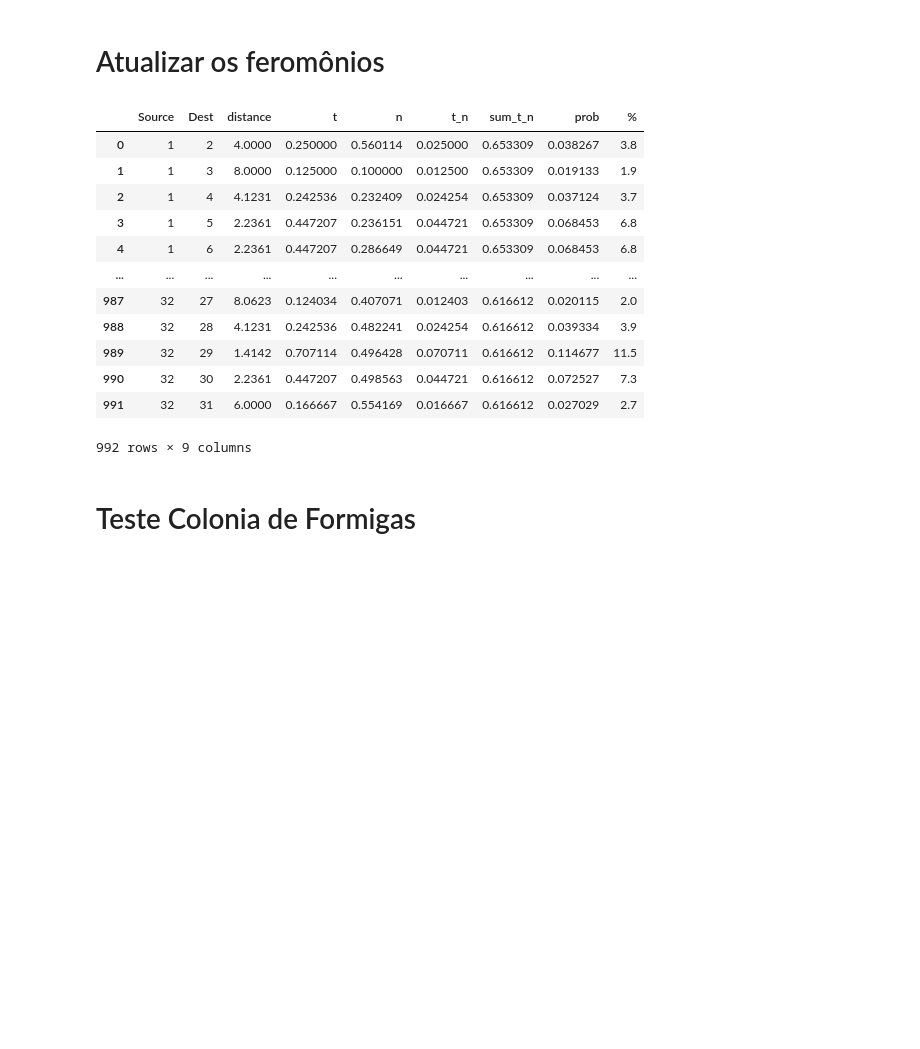
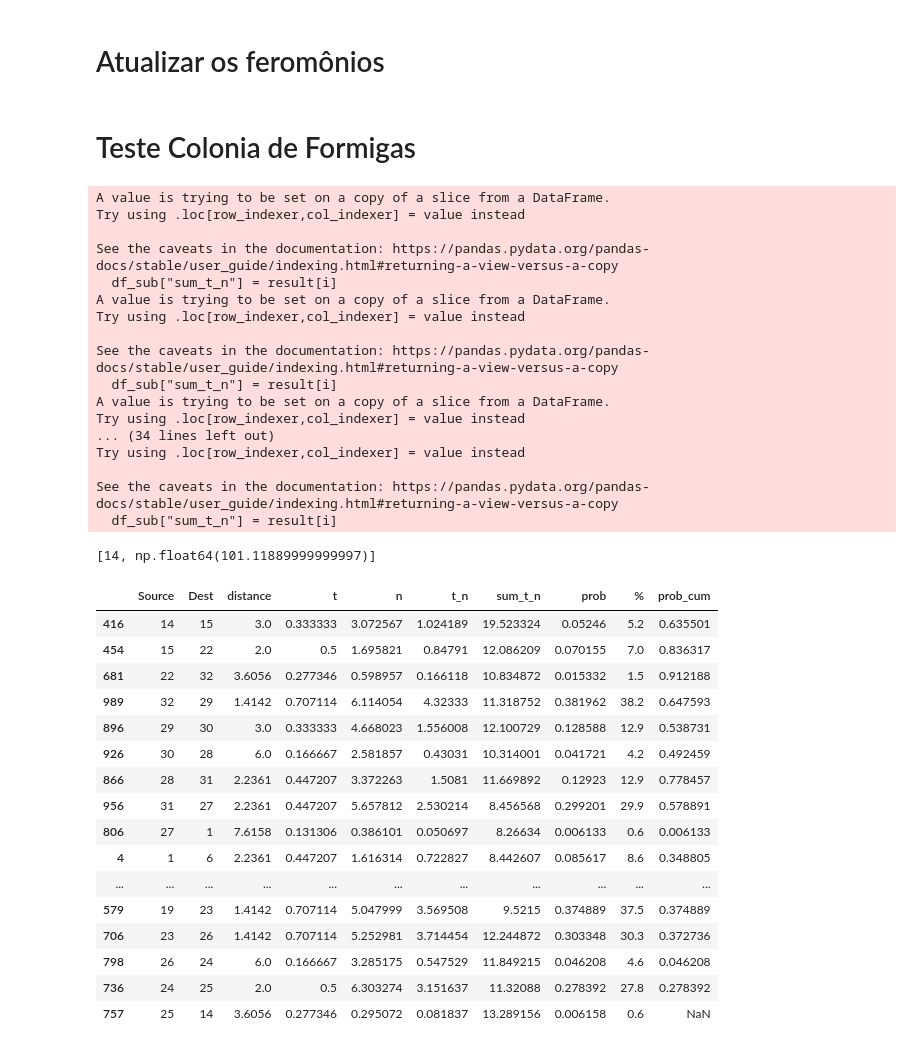
Before and after one commit to Pablo321123/23---Ant-Colony, a Jupyter notebook: ant_colony.ipynb, the cells around one changed output. Drawn from its saved outputs; the diff is of its cells as text; code cells hidden in the pictures; blank space fills up the shorter version.

```diff
--- a/ant_colony.ipynb
+++ b/ant_colony.ipynb
@@ -303,20 +303,47 @@ for i in range(len(df_feromonio)):
     df_probs.loc[filter1, "n"] = df_feromonio['Total'].iloc[i]
     df_probs.loc[filter2, "n"] = df_feromonio['Total'].iloc[i]
 
-df_probs
+df_probs.to_html("prob_table_atualizada.html")
-# %% [output]
-|  | Source | Dest | distance | t | n | t_n | sum_t_n | prob | % |
-| 0 | 1 | 2 | 4.0000 | 0.250000 | 0.560114 | 0.025000 | 0.653309 | 0.038267 | 3.8 |
-| 1 | 1 | 3 | 8.0000 | 0.125000 | 0.100000 | 0.012500 | 0.653309 | 0.019133 | 1.9 |
-| 2 | 1 | 4 | 4.1231 | 0.242536 | 0.232409 | 0.024254 | 0.653309 | 0.037124 | 3.7 |
-| 3 | 1 | 5 | 2.2361 | 0.447207 | 0.236151 | 0.044721 | 0.653309 | 0.068453 | 6.8 |
-| 4 | 1 | 6 | 2.2361 | 0.447207 | 0.286649 | 0.044721 | 0.653309 | 0.068453 | 6.8 |
-| ... | ... | ... | ... | ... | ... | ... | ... | ... | ... |
-| 987 | 32 | 27 | 8.0623 | 0.124034 | 0.407071 | 0.012403 | 0.616612 | 0.020115 | 2.0 |
-| 988 | 32 | 28 | 4.1231 | 0.242536 | 0.482241 | 0.024254 | 0.616612 | 0.039334 | 3.9 |
-| 989 | 32 | 29 | 1.4142 | 0.707114 | 0.496428 | 0.070711 | 0.616612 | 0.114677 | 11.5 |
-| 990 | 32 | 30 | 2.2361 | 0.447207 | 0.498563 | 0.044721 | 0.616612 | 0.072527 | 7.3 |
-| 991 | 32 | 31 | 6.0000 | 0.166667 | 0.554169 | 0.016667 | 0.616612 | 0.027029 | 2.7 |
-992 rows × 9 columns
 # %% [markdown]
 # Teste Colonia de Formigas
+# %%
+from base import *
+
+best_path = start(10)
+best_path
+# %% [output]
+A value is trying to be set on a copy of a slice from a DataFrame.
+Try using .loc[row_indexer,col_indexer] = value instead
+
+See the caveats in the documentation: https://pandas.pydata.org/pandas-docs/stable/user_guide/indexing.html#returning-a-view-versus-a-copy
+  df_sub["sum_t_n"] = result[i]
+A value is trying to be set on a copy of a slice from a DataFrame.
+Try using .loc[row_indexer,col_indexer] = value instead
+
+See the caveats in the documentation: https://pandas.pydata.org/pandas-docs/stable/user_guide/indexing.html#returning-a-view-versus-a-copy
+  df_sub["sum_t_n"] = result[i]
+A value is trying to be set on a copy of a slice from a DataFrame.
+Try using .loc[row_indexer,col_indexer] = value instead
+... (34 lines left out)
+Try using .loc[row_indexer,col_indexer] = value instead
+
+See the caveats in the documentation: https://pandas.pydata.org/pandas-docs/stable/user_guide/indexing.html#returning-a-view-versus-a-copy
+  df_sub["sum_t_n"] = result[i]
+[14, np.float64(101.11889999999997)]
+|  | Source | Dest | distance | t | n | t_n | sum_t_n | prob | % | prob_cum |
+| 416 | 14 | 15 | 3.0 | 0.333333 | 3.072567 | 1.024189 | 19.523324 | 0.05246 | 5.2 | 0.635501 |
+| 454 | 15 | 22 | 2.0 | 0.5 | 1.695821 | 0.84791 | 12.086209 | 0.070155 | 7.0 | 0.836317 |
+| 681 | 22 | 32 | 3.6056 | 0.277346 | 0.598957 | 0.166118 | 10.834872 | 0.015332 | 1.5 | 0.912188 |
+| 989 | 32 | 29 | 1.4142 | 0.707114 | 6.114054 | 4.32333 | 11.318752 | 0.381962 | 38.2 | 0.647593 |
+| 896 | 29 | 30 | 3.0 | 0.333333 | 4.668023 | 1.556008 | 12.100729 | 0.128588 | 12.9 | 0.538731 |
+| 926 | 30 | 28 | 6.0 | 0.166667 | 2.581857 | 0.43031 | 10.314001 | 0.041721 | 4.2 | 0.492459 |
+| 866 | 28 | 31 | 2.2361 | 0.447207 | 3.372263 | 1.5081 | 11.669892 | 0.12923 | 12.9 | 0.778457 |
+| 956 | 31 | 27 | 2.2361 | 0.447207 | 5.657812 | 2.530214 | 8.456568 | 0.299201 | 29.9 | 0.578891 |
+| 806 | 27 | 1 | 7.6158 | 0.131306 | 0.386101 | 0.050697 | 8.26634 | 0.006133 | 0.6 | 0.006133 |
+| 4 | 1 | 6 | 2.2361 | 0.447207 | 1.616314 | 0.722827 | 8.442607 | 0.085617 | 8.6 | 0.348805 |
+| ... | ... | ... | ... | ... | ... | ... | ... | ... | ... | ... |
+| 579 | 19 | 23 | 1.4142 | 0.707114 | 5.047999 | 3.569508 | 9.5215 | 0.374889 | 37.5 | 0.374889 |
+| 706 | 23 | 26 | 1.4142 | 0.707114 | 5.252981 | 3.714454 | 12.244872 | 0.303348 | 30.3 | 0.372736 |
+| 798 | 26 | 24 | 6.0 | 0.166667 | 3.285175 | 0.547529 | 11.849215 | 0.046208 | 4.6 | 0.046208 |
+| 736 | 24 | 25 | 2.0 | 0.5 | 6.303274 | 3.151637 | 11.32088 | 0.278392 | 27.8 | 0.278392 |
+| 757 | 25 | 14 | 3.6056 | 0.277346 | 0.295072 | 0.081837 | 13.289156 | 0.006158 | 0.6 | NaN |
```
Also changed, not shown: parts of 6 cells of this notebook, 3 other files.
